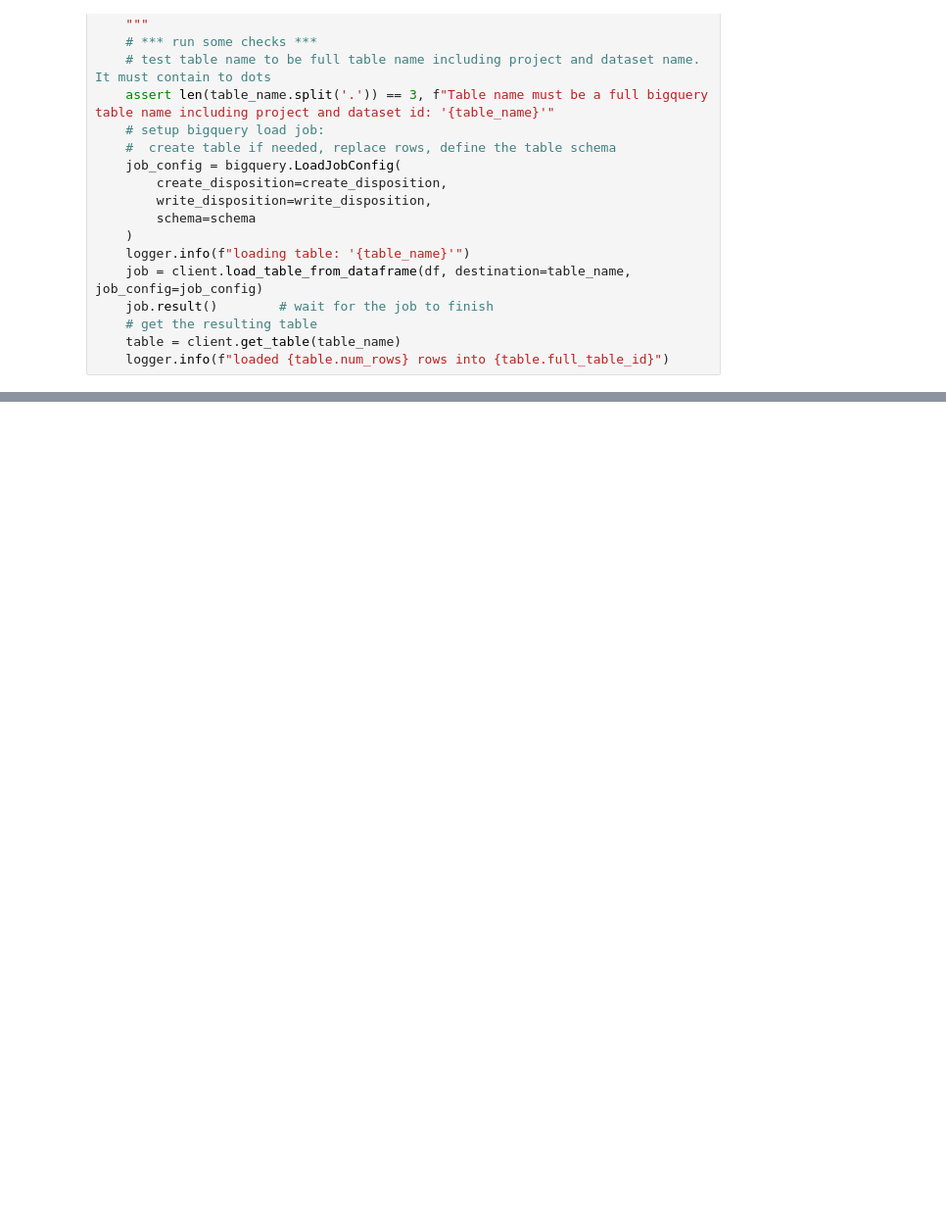
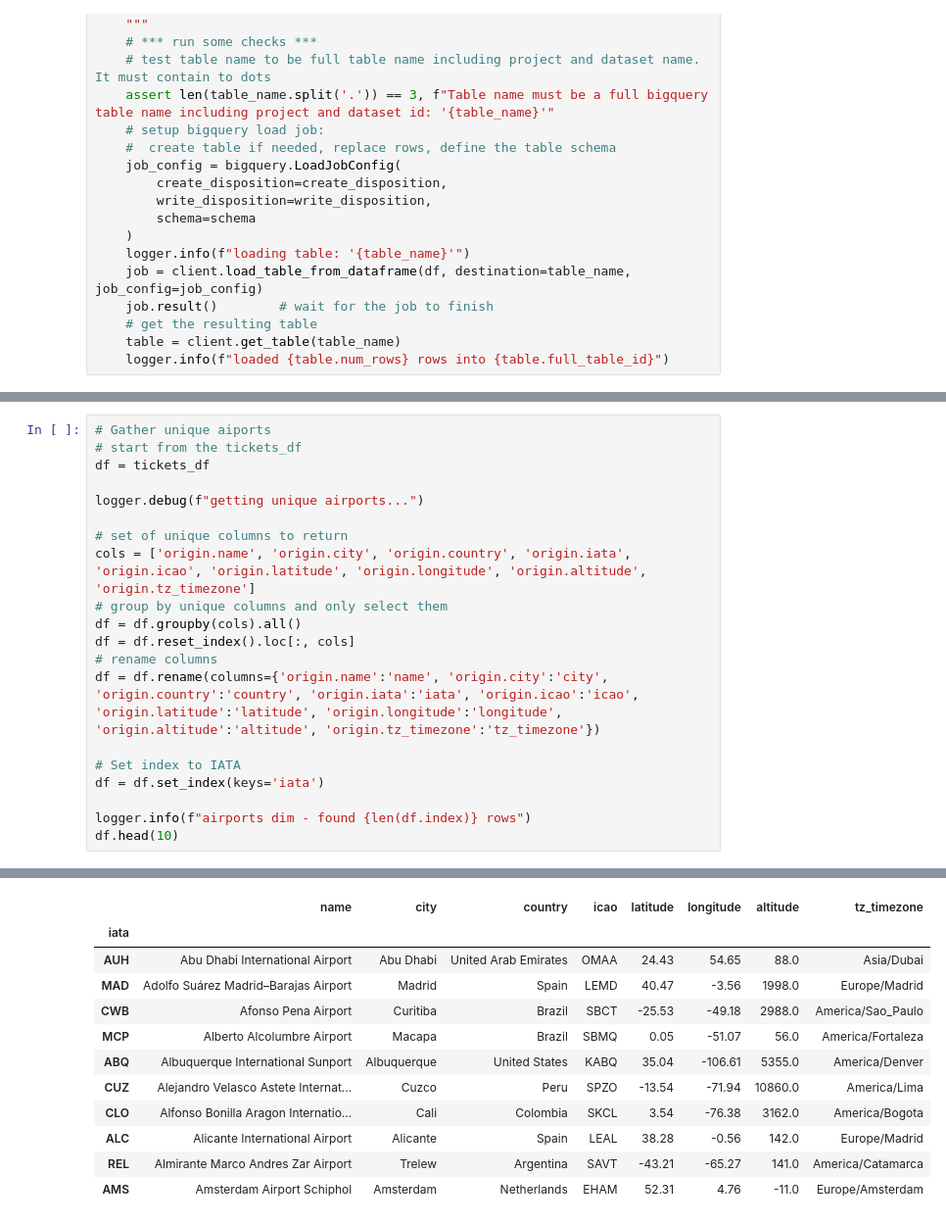
Before and after one commit to philiprobertovich/data-modeling, a Jupyter notebook: main.ipynb, the cells around one changed output, grey strips where cells are left out. Shown at 98% size. Drawn from its saved outputs; the diff is of its cells as text; blank space fills up the shorter version.

```diff
--- a/main.ipynb
+++ b/main.ipynb
@@ -220,0 +220,21 @@ logger.info(f"loaded airlines dim")
+# %%
+# Gather unique aiports
+# start from the tickets_df
+df = tickets_df
+
+logger.debug(f"getting unique airports...")
+
+# set of unique columns to return
+cols = ['origin.name', 'origin.city', 'origin.country', 'origin.iata', 'origin.icao', 'origin.latitude', 'origin.longitude', 'origin.altitude', 'origin.tz_timezone']
+# group by unique columns and only select them
+df = df.groupby(cols).all()
+df = df.reset_index().loc[:, cols]
+# rename columns
+df = df.rename(columns={'origin.name':'name', 'origin.city':'city', 'origin.country':'country', 'origin.iata':'iata', 'origin.icao':'icao', 'origin.latitude':'latitude', 'origin.longitude':'longitude', 'origin.altitude':'altitude', 'origin.tz_timezone':'tz_timezone'})
+
+# Set index to IATA
+df = df.set_index(keys='iata')
+
+logger.info(f"airports dim - found {len(df.index)} rows")
+df.head(10)
+# %% [output]
@@ -220,0 +243,12 @@ logger.info(f"loaded airlines dim")
+|  | name | city | country | icao | latitude | longitude | altitude | tz_timezone |
+| iata |  |  |  |  |  |  |  |  |
+| AUH | Abu Dhabi International Airport | Abu Dhabi | United Arab Emirates | OMAA | 24.43 | 54.65 | 88.0 | Asia/Dubai |
+| MAD | Adolfo Suárez Madrid–Barajas Airport | Madrid | Spain | LEMD | 40.47 | -3.56 | 1998.0 | Europe/Madrid |
+| CWB | Afonso Pena Airport | Curitiba | Brazil | SBCT | -25.53 | -49.18 | 2988.0 | America/Sao_Paulo |
+| MCP | Alberto Alcolumbre Airport | Macapa | Brazil | SBMQ | 0.05 | -51.07 | 56.0 | America/Fortaleza |
+| ABQ | Albuquerque International Sunport | Albuquerque | United States | KABQ | 35.04 | -106.61 | 5355.0 | America/Denver |
+| CUZ | Alejandro Velasco Astete Internat... | Cuzco | Peru | SPZO | -13.54 | -71.94 | 10860.0 | America/Lima |
+| CLO | Alfonso Bonilla Aragon Internatio... | Cali | Colombia | SKCL | 3.54 | -76.38 | 3162.0 | America/Bogota |
+| ALC | Alicante International Airport | Alicante | Spain | LEAL | 38.28 | -0.56 | 142.0 | Europe/Madrid |
+| REL | Almirante Marco Andres Zar Airport | Trelew | Argentina | SAVT | -43.21 | -65.27 | 141.0 | America/Catamarca |
+| AMS | Amsterdam Airport Schiphol | Amsterdam | Netherlands | EHAM | 52.31 | 4.76 | -11.0 | Europe/Amsterdam |
```
Also changed, not shown: parts of 7 cells of this notebook.
